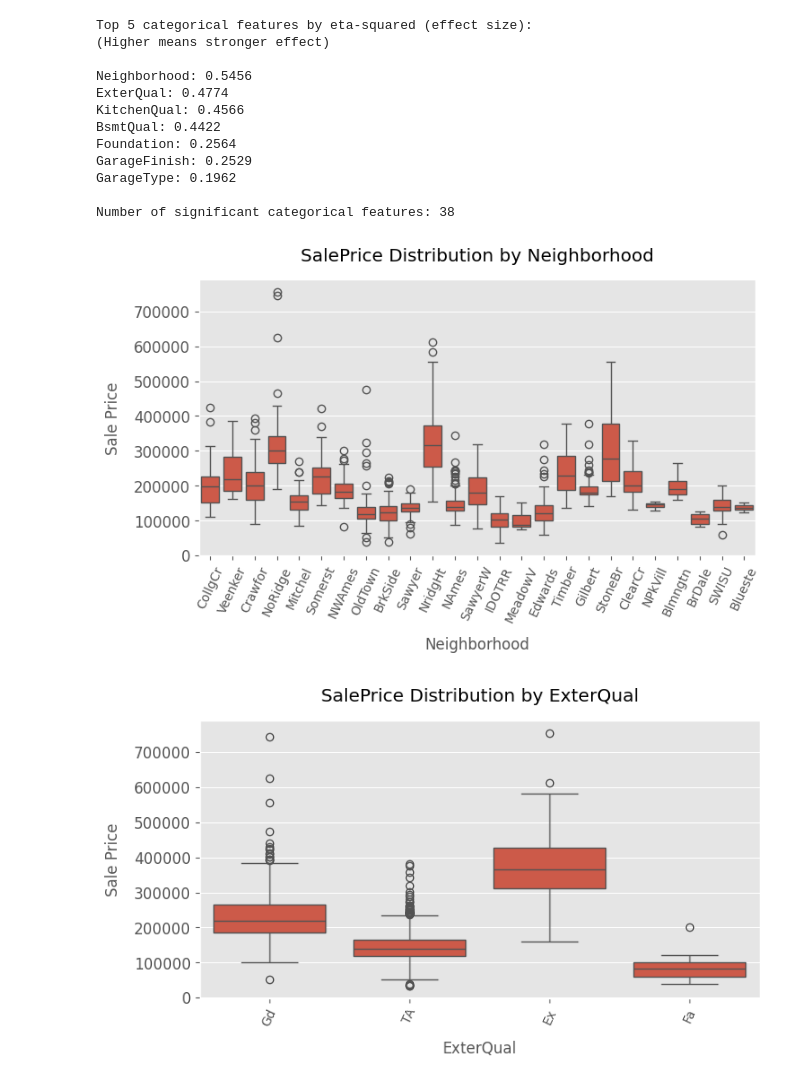
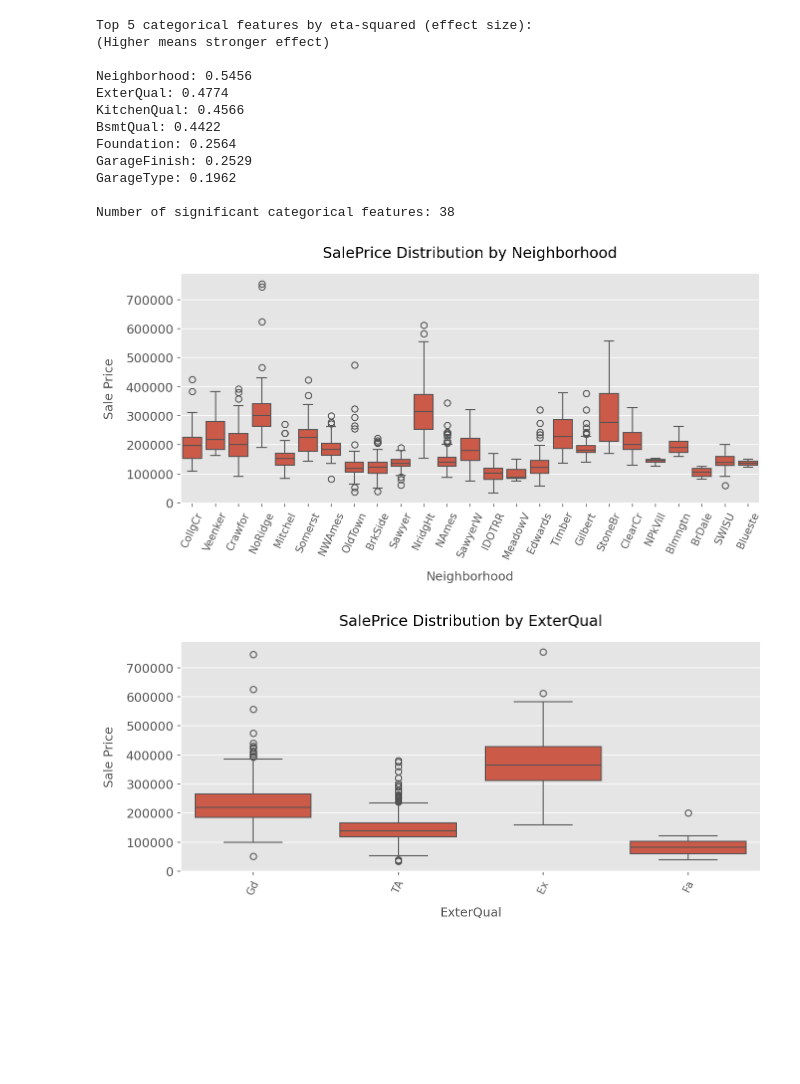
Before and after one commit to DataScientistHadi/House_Price_Prediction, a Jupyter notebook: notebooks/01_eda.ipynb, the cells around one changed output. Drawn from its saved outputs; the diff is of its cells as text; code cells hidden in the pictures; blank space fills up the shorter version.

```diff
--- a/notebooks/01_eda.ipynb
+++ b/notebooks/01_eda.ipynb
@@ -11,7 +11,7 @@ import seaborn as sns
 # Set global matplotlib settings
 
 plt.rcParams.update({
-    'figure.dpi': 100,
+    'figure.dpi': 150,
     'font.size': 14,
     'axes.titlesize': 16,
     'axes.labelsize': 14,
@@ -229,13 +270,13 @@ GarageType: 0.1962
 Number of significant categorical features: 38
 # %%
 for col, _ in top_features:
-    plt.figure(figsize=(8, 4))
+    plt.figure(figsize=(10, 4))
     sns.boxplot(x=col, y='SalePrice', data=train_data)
     plt.xticks(rotation=65 , fontsize= 10)
     plt.title(f'SalePrice Distribution by {col}')
     plt.xlabel(col)
     plt.ylabel('Sale Price')
     plt.show()
 # %% [output]
-[figure, old version]
+[figure, new version]
-[figure, old version]
+[figure, new version]
```
Also changed, not shown: parts of 8 cells of this notebook.
